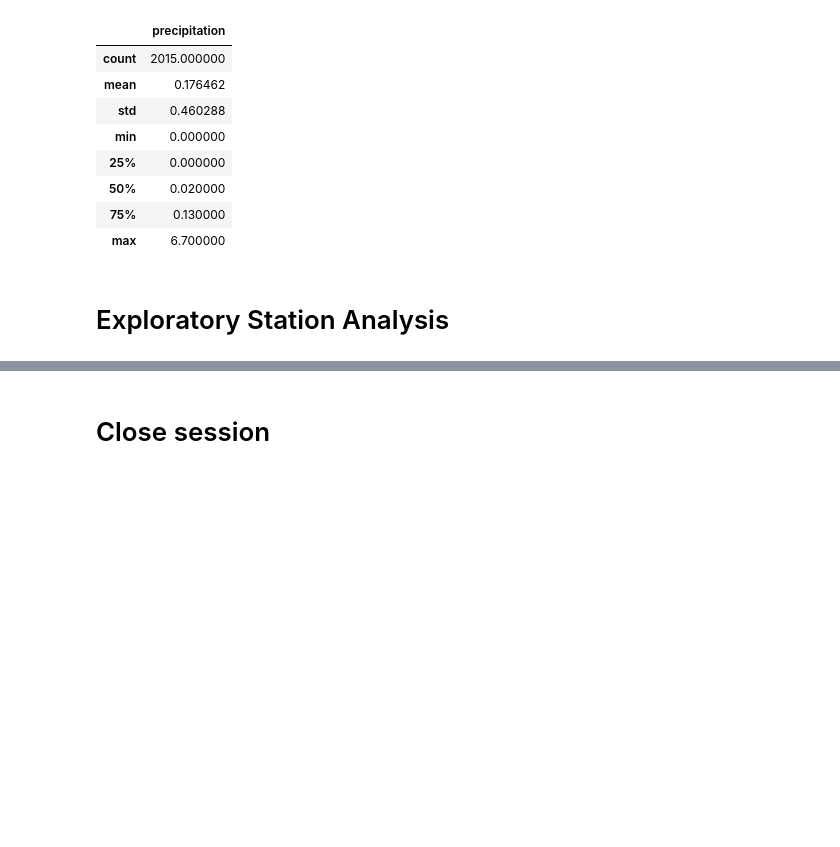
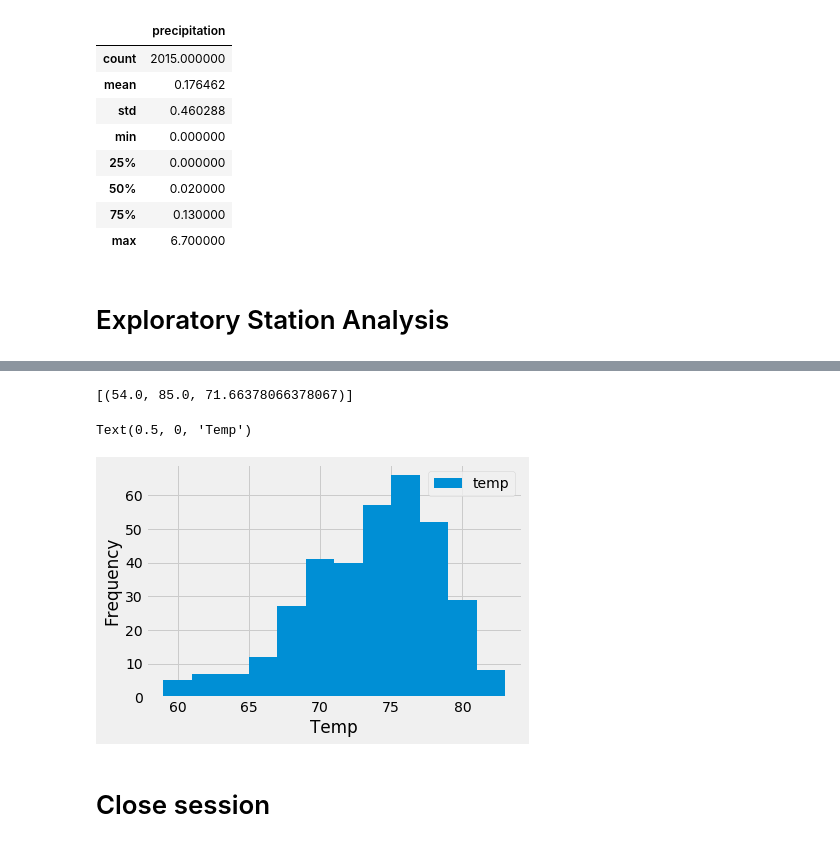
Before and after one commit to staceycdougherty/SQLALCHEMY-CHALLENGE, a Jupyter notebook: climate_starter.ipynb, the cells around one changed output, grey strips where cells are left out. Saved outputs shown, nothing was run; the diff lists cells and outputs as text; code cells hidden in the pictures; blank space fills up the shorter version.

```diff
--- a/climate_starter.ipynb
+++ b/climate_starter.ipynb
@@ -105,8 +122,26 @@ year_df.describe()
 # %%
 # Using the most active station id from the previous query, calculate the lowest, highest, and average temperature.
+station_id = 'USC00519281'
+session.query(func.min(measurement.tobs),
+             func.max(measurement.tobs),
+             func.avg(measurement.tobs)).filter(measurement.station == station_id).all()
+# %% [output]
+[(54.0, 85.0, 71.66378066378067)]
 # %%
 # Using the most active station id
 # Query the last 12 months of temperature observation data for this station and plot the results as a histogram
+station_year_data = session.query(measurement.date, measurement.tobs).\
+filter(measurement.date > '2016-08-23',measurement.station == 'USC00519281').order_by(measurement.date.desc()).all()
+
+station_year_df = pd.DataFrame(station_year_data,columns=['date','temp'])
+station_year_df = station_year_df.set_index('date')
+station_year_df
+
+station_year_df.plot(kind='hist', bins=12)
+plt.xlabel('Temp')
+# %% [output]
+Text(0.5, 0, 'Temp')
+[figure, added]
 # %% [markdown]
 # Close session
 # %%
```
Also changed, not shown: parts of 2 cells of this notebook.
